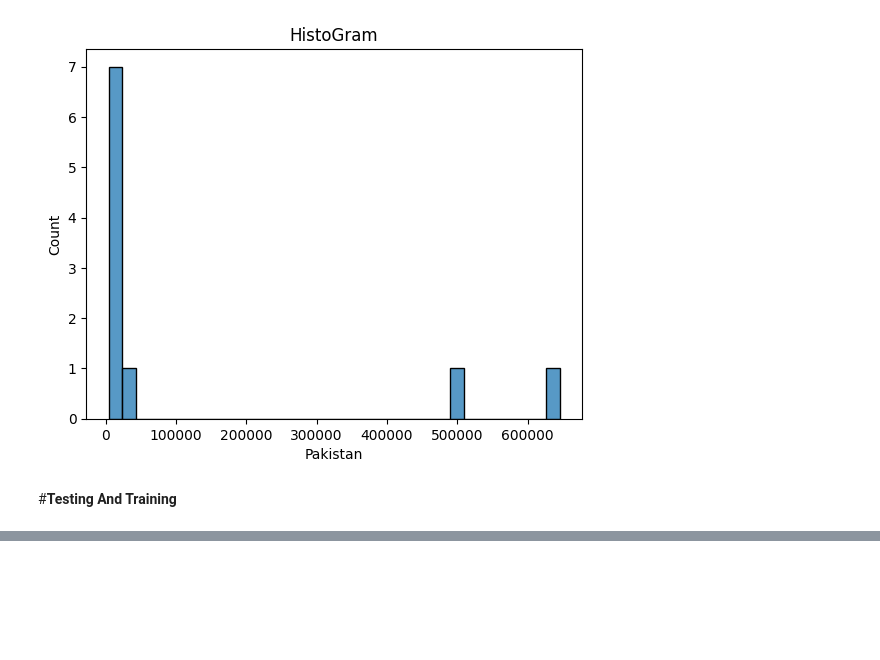
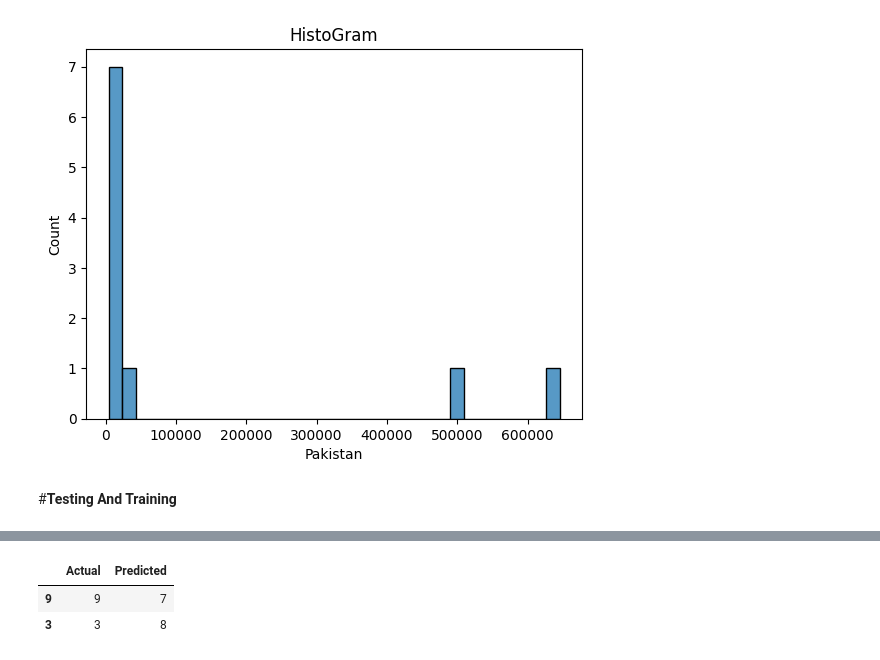
Before and after one commit to ChAbid-773/Pakistan_Crime, a Jupyter notebook: Pakistan_Crime.ipynb, the cells around one changed output, grey strips where cells are left out. Cells and saved outputs as stored; diff of their text form; code cells hidden in the pictures; blank space fills up the shorter version.

```diff
--- a/Pakistan_Crime.ipynb
+++ b/Pakistan_Crime.ipynb
@@ -301,0 +334,6 @@ memory usage: 32.0 bytes
+# %%
+model2=LogisticRegression()
+# %%
+model2.fit(x_train,y_train)
+y_pred2=model2.predict(x_test)
+print(y_pred2)
@@ -301,0 +349,7 @@ memory usage: 32.0 bytes
+# %%
+df=pd.DataFrame({'Actual':y_test, 'Predicted':y_pred2})
+df
+# %% [output]
+|  | Actual | Predicted |
+| 9 | 9 | 7 |
+| 3 | 3 | 8 |
```
Also changed, not shown: parts of 13 cells of this notebook.
